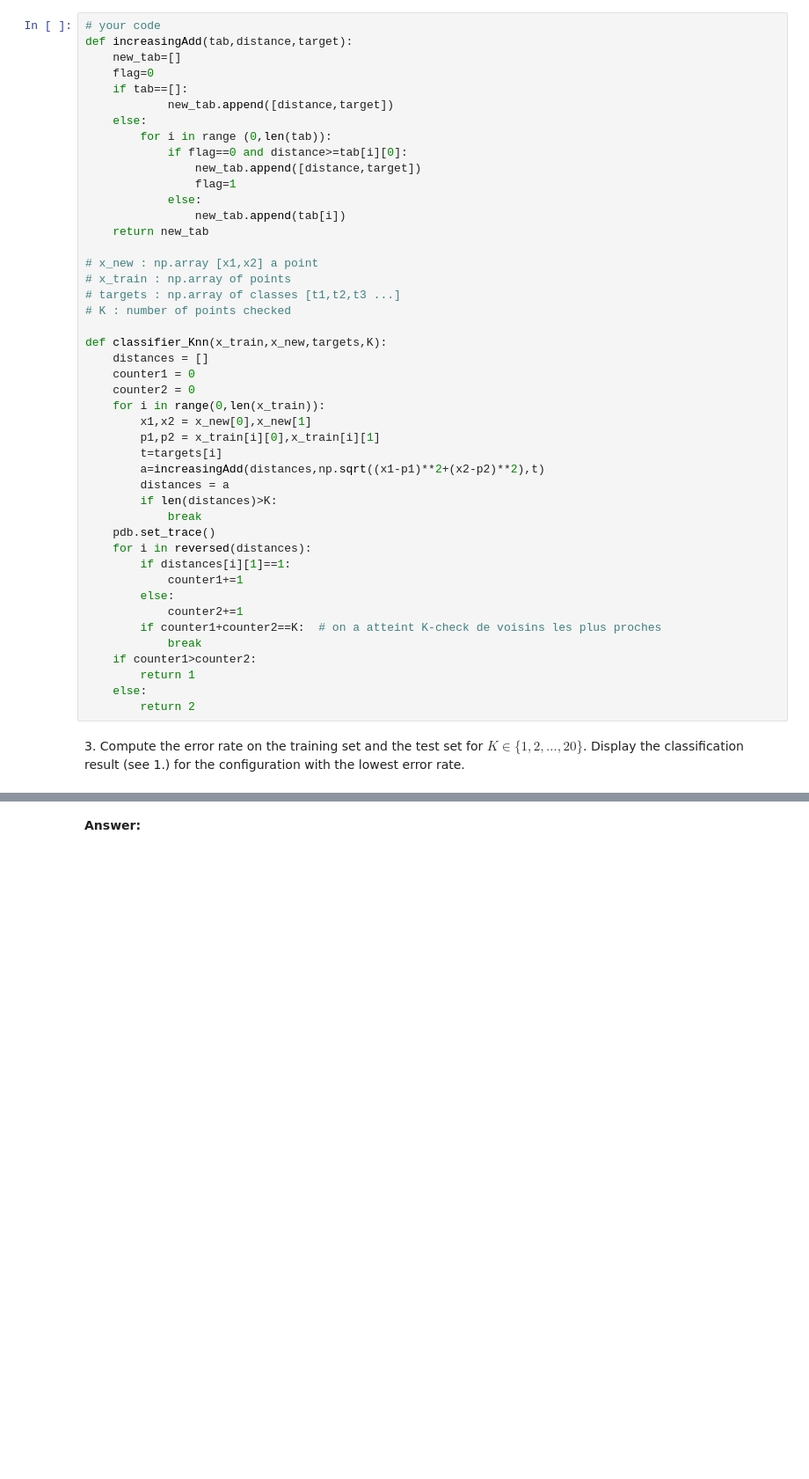
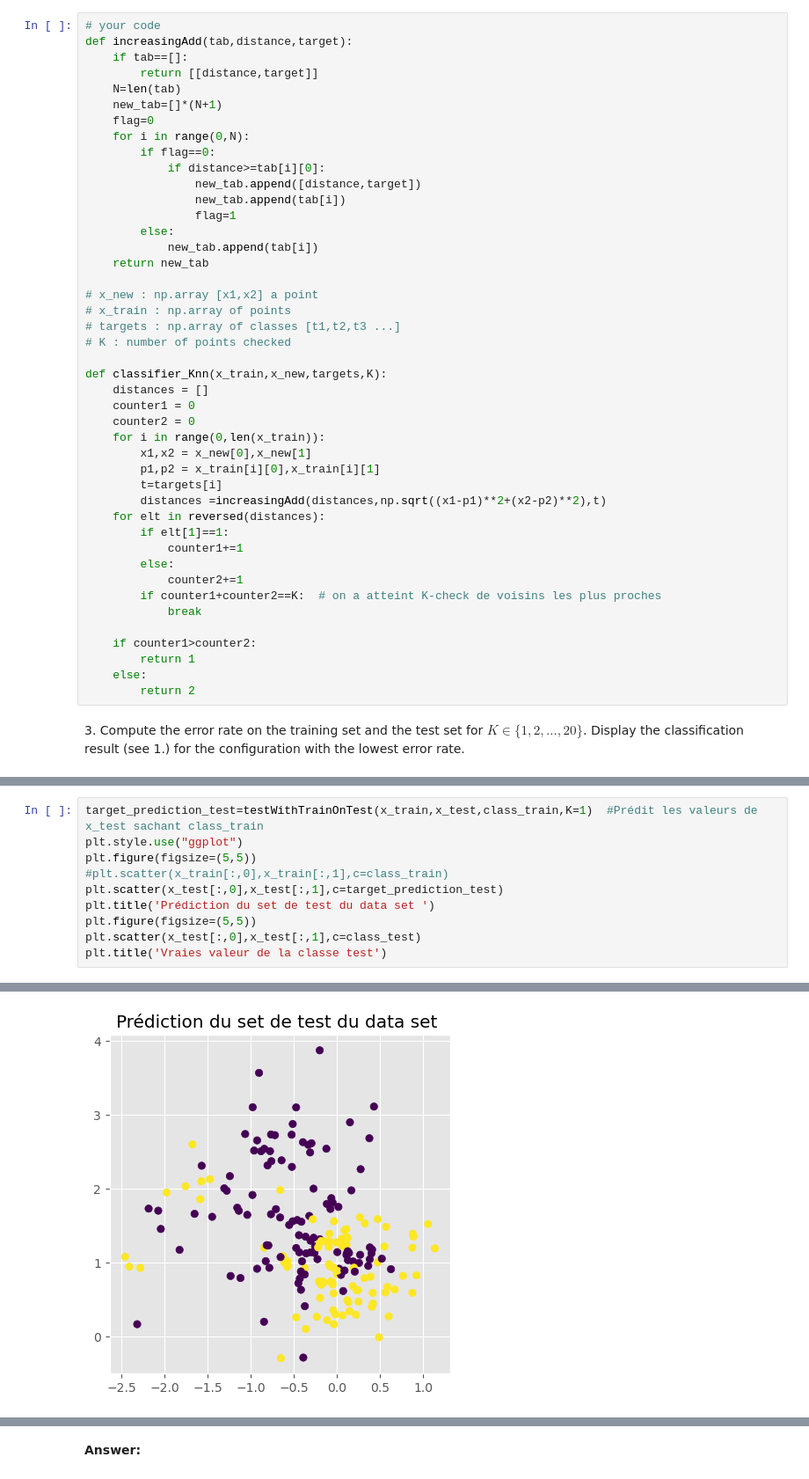
Before and after one commit to VictorCilleros/python_sdia_All, a Jupyter notebook: Labs/Lab4/lab4.ipynb, the cells around one changed output, grey strips where cells are left out. Shown: that part at 88% size. Saved outputs shown, nothing was run; the diff lists cells and outputs as text; blank space fills up the shorter version.

```diff
--- a/Labs/Lab4/lab4.ipynb
+++ b/Labs/Lab4/lab4.ipynb
@@ -87,17 +82,19 @@ print(tab)
 # %%
 # your code
 def increasingAdd(tab,distance,target):
-    new_tab=[]
+    if tab==[]:
+        return [[distance,target]]
+    N=len(tab)
+    new_tab=[]*(N+1)
     flag=0
-    if tab==[]:
-            new_tab.append([distance,target])
-    else:
-        for i in range (0,len(tab)):
-            if flag==0 and distance>=tab[i][0]:
+    for i in range(0,N):
+        if flag==0:
+            if distance>=tab[i][0]:
                 new_tab.append([distance,target])
+                new_tab.append(tab[i])
                 flag=1
-            else:
-                new_tab.append(tab[i])
+        else:
+            new_tab.append(tab[i])
     return new_tab
 
 # x_new : np.array [x1,x2] a point
@@ -113,18 +110,15 @@ def classifier_Knn(x_train,x_new,targets,K):
         x1,x2 = x_new[0],x_new[1]
         p1,p2 = x_train[i][0],x_train[i][1]
         t=targets[i]
-        a=increasingAdd(distances,np.sqrt((x1-p1)**2+(x2-p2)**2),t)
-        distances = a
-        if len(distances)>K:
-            break
-    pdb.set_trace()
-    for i in reversed(distances):
-        if distances[i][1]==1:
+        distances =increasingAdd(distances,np.sqrt((x1-p1)**2+(x2-p2)**2),t)
+    for elt in reversed(distances):
+        if elt[1]==1:
             counter1+=1
         else:
             counter2+=1
         if counter1+counter2==K:  # on a atteint K-check de voisins les plus proches
             break
+
     if counter1>counter2:
         return 1
     else:
@@ -133,0 +170,11 @@ def classifier_Knn(x_train,x_new,targets,K):
+# %%
+target_prediction_test=testWithTrainOnTest(x_train,x_test,class_train,K=1)  #Prédit les valeurs de x_test sachant class_train
+plt.style.use("ggplot")
+plt.figure(figsize=(5,5))
+#plt.scatter(x_train[:,0],x_train[:,1],c=class_train)
+plt.scatter(x_test[:,0],x_test[:,1],c=target_prediction_test)
+plt.title('Prédiction du set de test du data set ')
+plt.figure(figsize=(5,5))
+plt.scatter(x_test[:,0],x_test[:,1],c=class_test)
+plt.title('Vraies valeur de la classe test')
+# %% [output]
@@ -133,0 +182 @@ def classifier_Knn(x_train,x_new,targets,K):
+[figure, added]
```
Also changed, not shown: parts of 11 cells of this notebook.
